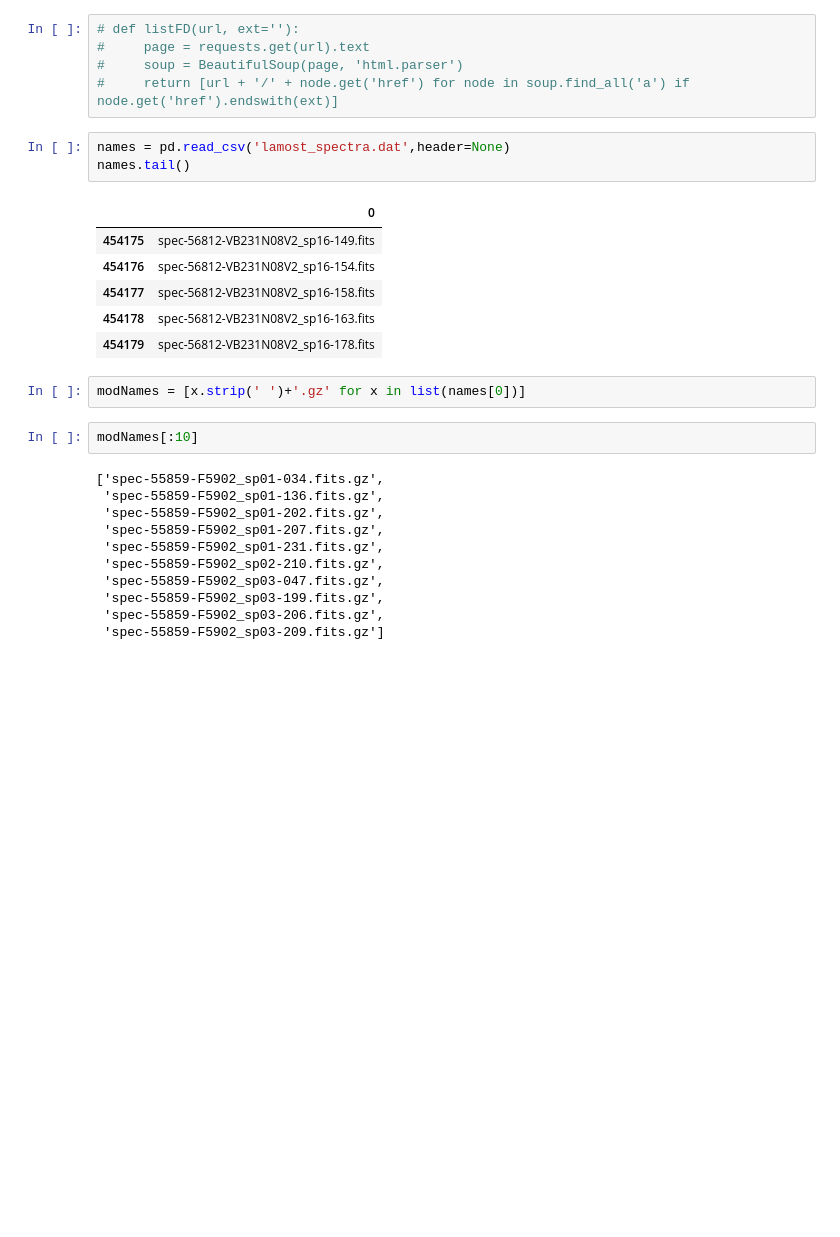
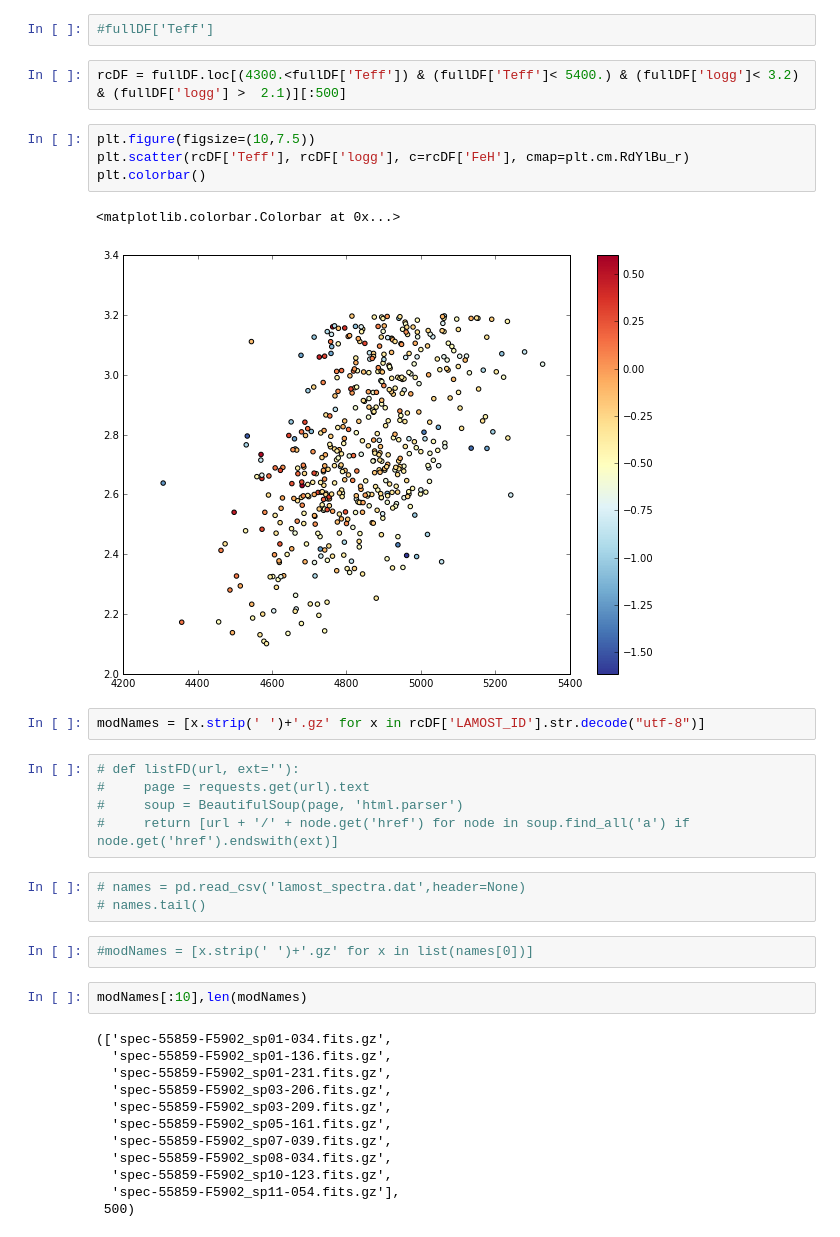
Before and after one commit to gemunu/Thesis, a Jupyter notebook: LAMOST_data_download.ipynb, the cells around one changed output. Saved outputs shown, nothing was run; the diff lists cells and outputs as text; blank space fills up the shorter version.

```diff
--- a/LAMOST_data_download.ipynb
+++ b/LAMOST_data_download.ipynb
@@ -8,31 +50,38 @@ import sys
+# %%
+#fullDF['Teff']
+# %%
+rcDF = fullDF.loc[(4300.<fullDF['Teff']) & (fullDF['Teff']< 5400.) & (fullDF['logg']< 3.2) & (fullDF['logg'] >  2.1)][:500]
+# %%
+plt.figure(figsize=(10,7.5))
+plt.scatter(rcDF['Teff'], rcDF['logg'], c=rcDF['FeH'], cmap=plt.cm.RdYlBu_r)
+plt.colorbar()
+# %% [output]
+<matplotlib.colorbar.Colorbar at 0x...>
+[figure, added]
+# %%
+modNames = [x.strip(' ')+'.gz' for x in rcDF['LAMOST_ID'].str.decode("utf-8")]
 # %%
 # def listFD(url, ext=''):
 #     page = requests.get(url).text
 #     soup = BeautifulSoup(page, 'html.parser')
 #     return [url + '/' + node.get('href') for node in soup.find_all('a') if node.get('href').endswith(ext)]
 # %%
-names = pd.read_csv('lamost_spectra.dat',header=None)
-names.tail()
+# names = pd.read_csv('lamost_spectra.dat',header=None)
+# names.tail()
-# %% [output]
-|  | 0 |
-| 454175 | spec-56812-VB231N08V2_sp16-149.fits |
-| 454176 | spec-56812-VB231N08V2_sp16-154.fits |
-| 454177 | spec-56812-VB231N08V2_sp16-158.fits |
-| 454178 | spec-56812-VB231N08V2_sp16-163.fits |
-| 454179 | spec-56812-VB231N08V2_sp16-178.fits |
 # %%
-modNames = [x.strip(' ')+'.gz' for x in list(names[0])]
+#modNames = [x.strip(' ')+'.gz' for x in list(names[0])]
 # %%
-modNames[:10]
+modNames[:10],len(modNames)
 # %% [output]
-['spec-55859-F5902_sp01-034.fits.gz',
- 'spec-55859-F5902_sp01-136.fits.gz',
- 'spec-55859-F5902_sp01-202.fits.gz',
- 'spec-55859-F5902_sp01-207.fits.gz',
- 'spec-55859-F5902_sp01-231.fits.gz',
- 'spec-55859-F5902_sp02-210.fits.gz',
- 'spec-55859-F5902_sp03-047.fits.gz',
- 'spec-55859-F5902_sp03-199.fits.gz',
- 'spec-55859-F5902_sp03-206.fits.gz',
- 'spec-55859-F5902_sp03-209.fits.gz']
+(['spec-55859-F5902_sp01-034.fits.gz',
+  'spec-55859-F5902_sp01-136.fits.gz',
+  'spec-55859-F5902_sp01-231.fits.gz',
+  'spec-55859-F5902_sp03-206.fits.gz',
+  'spec-55859-F5902_sp03-209.fits.gz',
+  'spec-55859-F5902_sp05-161.fits.gz',
+  'spec-55859-F5902_sp07-039.fits.gz',
+  'spec-55859-F5902_sp08-034.fits.gz',
+  'spec-55859-F5902_sp10-123.fits.gz',
+  'spec-55859-F5902_sp11-054.fits.gz'],
+ 500)
 # %%
```
Also changed, not shown: parts of 47 cells of this notebook, 3 other files.
